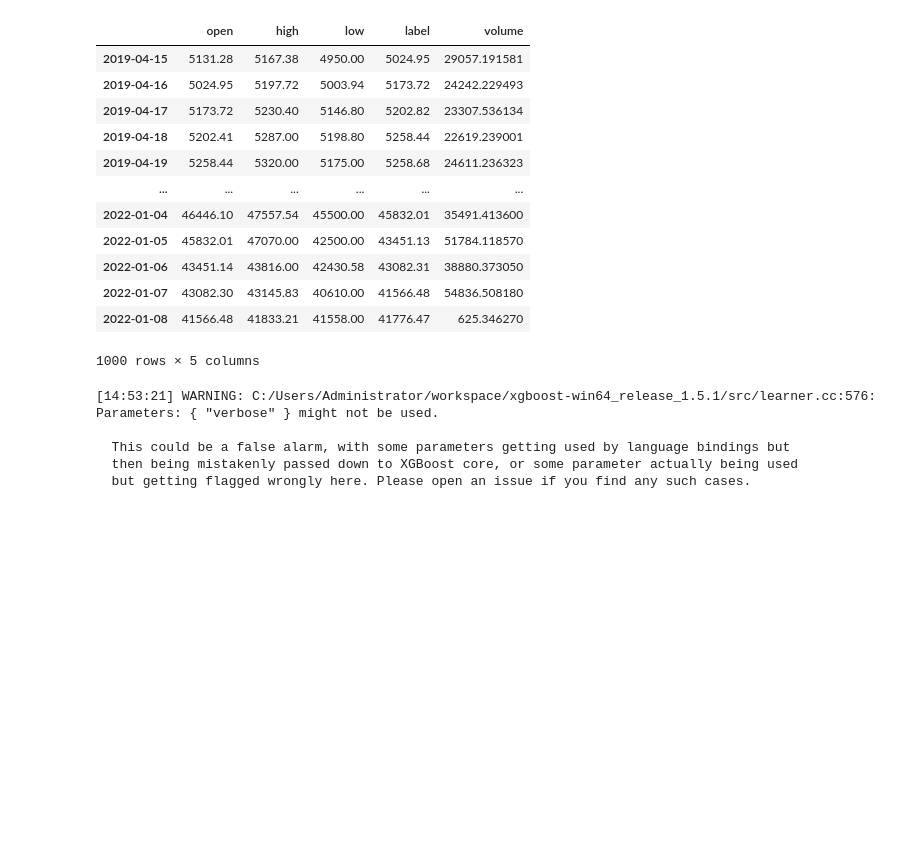
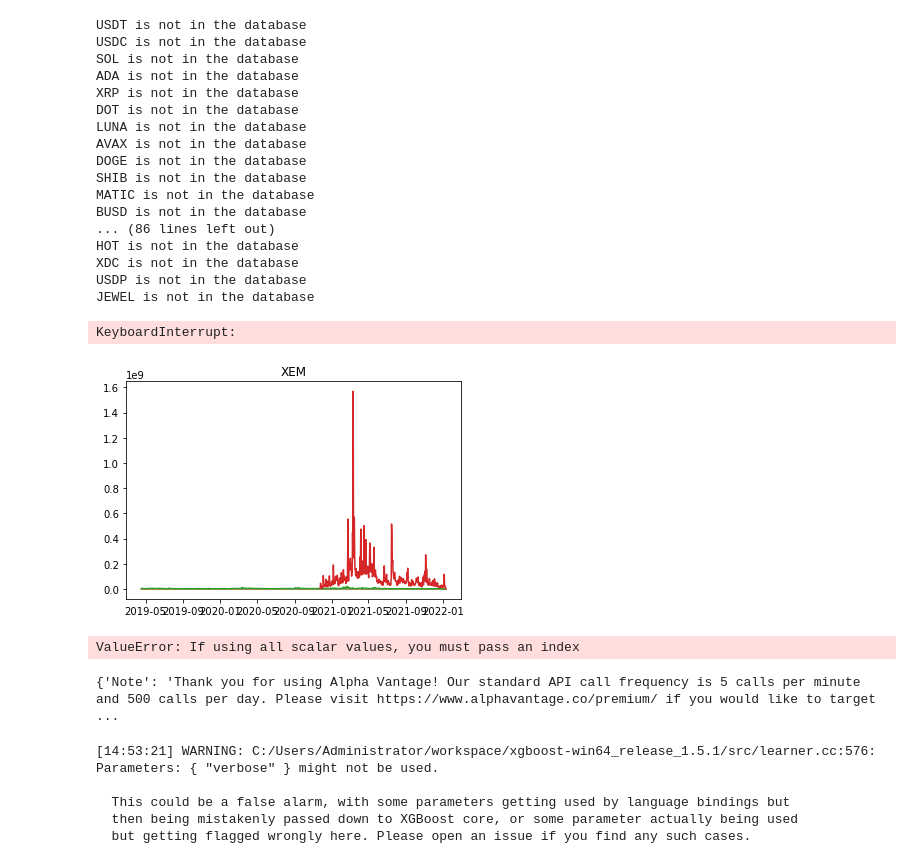
Before and after one commit to thanh31596/crypto_prediction, a Jupyter notebook: data_extraction.ipynb, the cells around one changed output. Drawn from its saved outputs; the diff is of its cells as text; code cells hidden in the pictures; blank space fills up the shorter version.

Commit message:
update with some volume extraction

```diff
--- a/data_extraction.ipynb
+++ b/data_extraction.ipynb
@@ -55,35 +55,65 @@ def retrain_model(avg_score, prev_close, rolling_avg_val, y_train_sample):
 
     model.fit(x_train_sample, np.array(y_train_sample).reshape(1,1), xgb_model = 'btc_model.model')
     model.save_model('btc_model.model')
+# %%
+import requests
+import pandas as pd
+list_of_cryptos = pd.read_csv("listcrypto.csv").drop(columns=['Unnamed: 0']).values.T.flatten()
+
+def plot_volume(list_of_cryptos):
+    for symbol in list_of_cryptos:
+        try:
+            symbol = symbol
+            exchange = 'USD'
+            start_date = '2020-08-08'
+            AV_API_KEY = "COQ9LPN0Z8CC5Z8C";
+            api_url = f'https://www.alphavantage.co/query?function=DIGITAL_CURRENCY_DAILY&symbol={symbol}&market={exchange}&apikey={AV_API_KEY}'
+            raw_df = requests.get(api_url).json()
+            df = pd.DataFrame(raw_df['Time Series (Digital Currency Daily)']).T
+            df = df.rename(columns = {'1a. open (USD)': 'open', '2a. high (USD)': 'high', '3a. low (USD)': 'low', '4a. close (USD)': 'label', '5. volume': 'volume'})
+            df = df.iloc[::-1].drop(['1b. open (USD)', '2b. high (USD)', '3b. low (USD)', '4b. close (USD)', '6. market cap (USD)'], axis = 1)
+            for i in df.columns:
+                df[i] = df[i].astype(float)
+            df.index = pd.to_datetime(df.index)
+            plt.title(symbol)
+            plt.plot(df['volume'])
+            plt.savefig("C:/Users/thanh/Downloads/Crypto/volume_plots/{0}.png".format(symbol))
+        except KeyError:
+            print("{0} is not in the database".format(symbol))
+# %%
+plot_volume(list_of_cryptos)
+# %% [output]
+USDT is not in the database
+USDC is not in the database
+SOL is not in the database
+ADA is not in the database
+XRP is not in the database
+DOT is not in the database
+LUNA is not in the database
+AVAX is not in the database
+DOGE is not in the database
+SHIB is not in the database
+MATIC is not in the database
+BUSD is not in the database
+... (86 lines left out)
+HOT is not in the database
+XDC is not in the database
+USDP is not in the database
+JEWEL is not in the database
+KeyboardInterrupt:
+[figure, added]
 # %%
-import requests
-import pandas as pd
-symbol = 'BTC'
+symbol = "SHIB"
 exchange = 'USD'
-start_date = '2019-01-01'
+start_date = '2020-08-08'
 AV_API_KEY = "COQ9LPN0Z8CC5Z8C";
 api_url = f'https://www.alphavantage.co/query?function=DIGITAL_CURRENCY_DAILY&symbol={symbol}&market={exchange}&apikey={AV_API_KEY}'
 raw_df = requests.get(api_url).json()
-df = pd.DataFrame(raw_df['Time Series (Digital Currency Daily)']).T
+df = pd.DataFrame(raw_df).T
 df = df.rename(columns = {'1a. open (USD)': 'open', '2a. high (USD)': 'high', '3a. low (USD)': 'low', '4a. close (USD)': 'label', '5. volume': 'volume'})
 df = df.iloc[::-1].drop(['1b. open (USD)', '2b. high (USD)', '3b. low (USD)', '4b. close (USD)', '6. market cap (USD)'], axis = 1)
 for i in df.columns:
     df[i] = df[i].astype(float)
 df.index = pd.to_datetime(df.index)
+# %% [output]
+ValueError: If using all scalar values, you must pass an index
-# %%
-data = pd.DataFrame(df)
-data
-# %% [output]
-|  | open | high | low | label | volume |
-| 2019-04-15 | 5131.28 | 5167.38 | 4950.00 | 5024.95 | 29057.191581 |
-| 2019-04-16 | 5024.95 | 5197.72 | 5003.94 | 5173.72 | 24242.229493 |
-| 2019-04-17 | 5173.72 | 5230.40 | 5146.80 | 5202.82 | 23307.536134 |
-| 2019-04-18 | 5202.41 | 5287.00 | 5198.80 | 5258.44 | 22619.239001 |
-| 2019-04-19 | 5258.44 | 5320.00 | 5175.00 | 5258.68 | 24611.236323 |
-| ... | ... | ... | ... | ... | ... |
-| 2022-01-04 | 46446.10 | 47557.54 | 45500.00 | 45832.01 | 35491.413600 |
-| 2022-01-05 | 45832.01 | 47070.00 | 42500.00 | 43451.13 | 51784.118570 |
-| 2022-01-06 | 43451.14 | 43816.00 | 42430.58 | 43082.31 | 38880.373050 |
-| 2022-01-07 | 43082.30 | 43145.83 | 40610.00 | 41566.48 | 54836.508180 |
-| 2022-01-08 | 41566.48 | 41833.21 | 41558.00 | 41776.47 | 625.346270 |
-1000 rows × 5 columns
@@ -94,3 +120,7 @@ data_test=data.iloc[150:,:]
+# %%
+raw_df
+# %% [output]
+{'Note': 'Thank you for using Alpha Vantage! Our standard API call frequency is 5 calls per minute and 500 calls per day. Please visit https://www.alphavantage.co/premium/ if you would like to target  ...
 # %%
 bootstrap_model(data_train)
 # %% [output]
```
Also changed, not shown: parts of 9 cells of this notebook.
